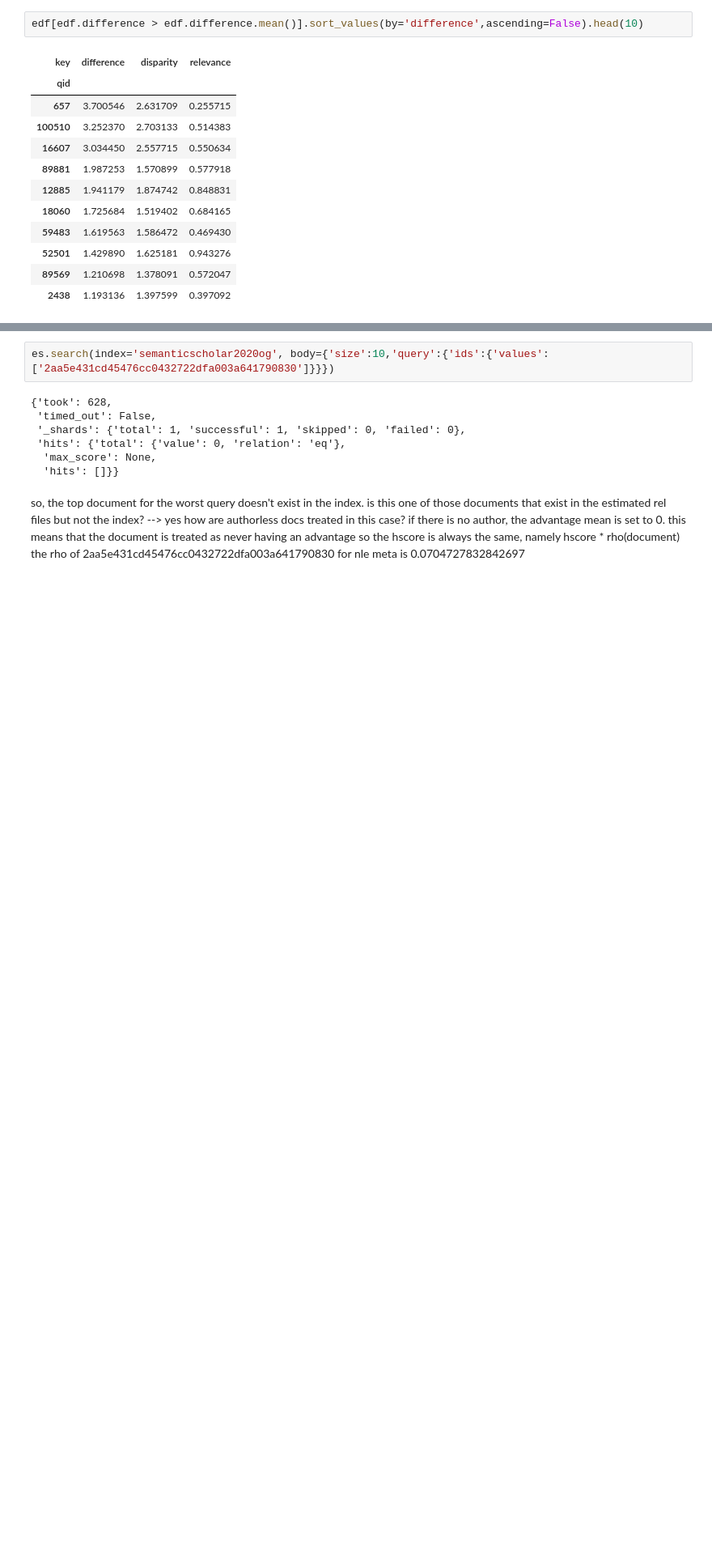
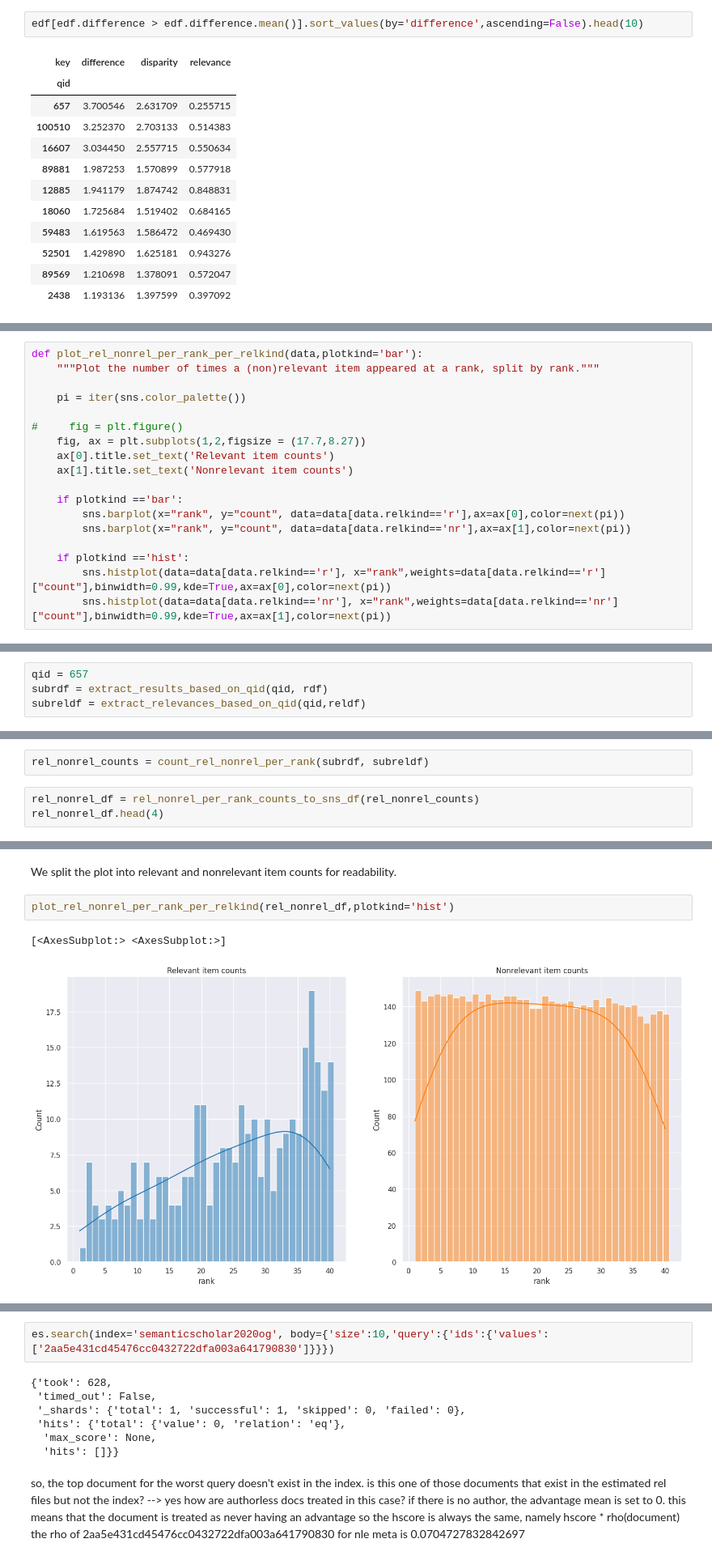
Before and after one commit to pilmus/thesis, a Jupyter notebook: app/notebooks/visualize_ranking_distributions.ipynb, the cells around one changed output, grey strips where cells are left out. Shown: that part at 81% size. Drawn from its saved outputs; the diff is of its cells as text; blank space fills up the shorter version.

```diff
--- a/app/notebooks/visualize_ranking_distributions.ipynb
+++ b/app/notebooks/visualize_ranking_distributions.ipynb
@@ -419,0 +154,18 @@ es = Elasticsearch()
+# %%
+def plot_rel_nonrel_per_rank_per_relkind(data,plotkind='bar'):
+    """Plot the number of times a (non)relevant item appeared at a rank, split by rank."""
+
+    pi = iter(sns.color_palette())
+
+#     fig = plt.figure()
+    fig, ax = plt.subplots(1,2,figsize = (17.7,8.27))
+    ax[0].title.set_text('Relevant item counts')
+    ax[1].title.set_text('Nonrelevant item counts')
+
+    if plotkind =='bar':
+        sns.barplot(x="rank", y="count", data=data[data.relkind=='r'],ax=ax[0],color=next(pi))
+        sns.barplot(x="rank", y="count", data=data[data.relkind=='nr'],ax=ax[1],color=next(pi))
+
+    if plotkind =='hist':
+        sns.histplot(data=data[data.relkind=='r'], x="rank",weights=data[data.relkind=='r']["count"],binwidth=0.99,kde=True,ax=ax[0],color=next(pi))
+        sns.histplot(data=data[data.relkind=='nr'], x="rank",weights=data[data.relkind=='nr']["count"],binwidth=0.99,kde=True,ax=ax[1],color=next(pi))
@@ -419,0 +197,4 @@ es = Elasticsearch()
+# %%
+qid = 657
+subrdf = extract_results_based_on_qid(qid, rdf)
+subreldf = extract_relevances_based_on_qid(qid,reldf)
@@ -419,0 +207,5 @@ es = Elasticsearch()
+# %%
+rel_nonrel_counts = count_rel_nonrel_per_rank(subrdf, subreldf)
+# %%
+rel_nonrel_df = rel_nonrel_per_rank_counts_to_sns_df(rel_nonrel_counts)
+rel_nonrel_df.head(4)
@@ -419,0 +224,7 @@ es = Elasticsearch()
+# %% [markdown]
+We split the plot into relevant and nonrelevant item counts for readability.
+# %%
+plot_rel_nonrel_per_rank_per_relkind(rel_nonrel_df,plotkind='hist')
+# %% [output]
+[<AxesSubplot:> <AxesSubplot:>]
+[figure, added]
```
Also changed, not shown: parts of 75 cells of this notebook.
